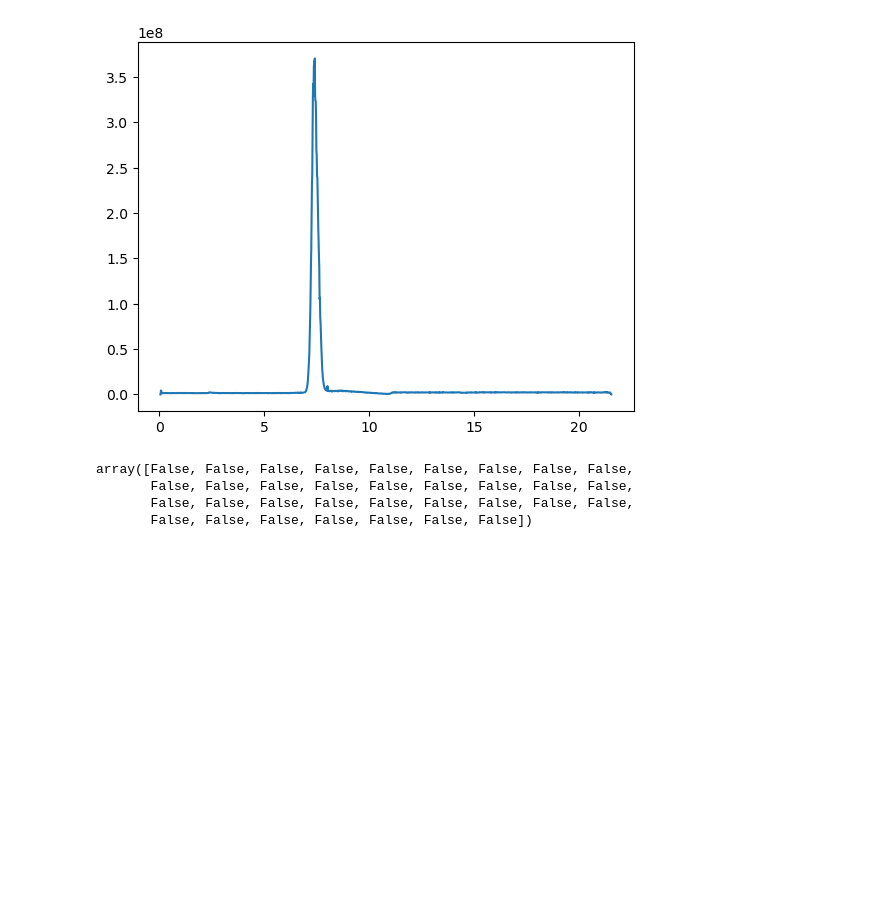
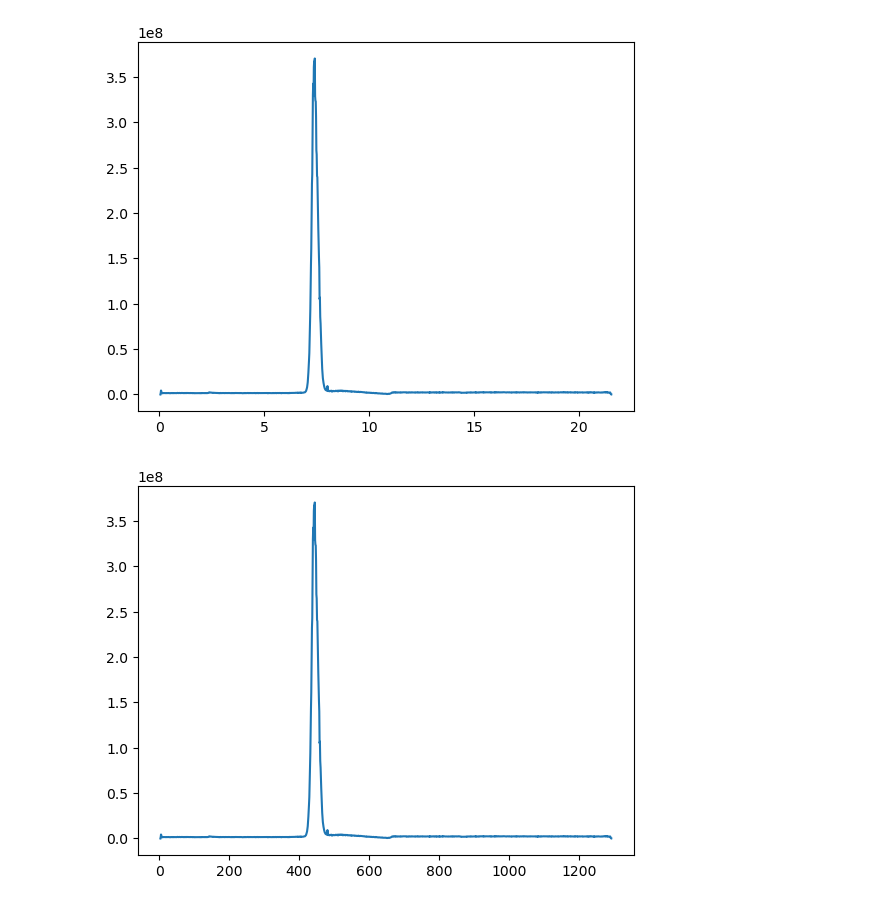
Before and after one commit to wkumler/mzsql, a Jupyter notebook: mzML_notebook.ipynb, the cells around one changed output. Cells and saved outputs as stored; diff of their text form; code cells hidden in the pictures; blank space fills up the shorter version.

```diff
--- a/mzML_notebook.ipynb
+++ b/mzML_notebook.ipynb
@@ -28,13 +31,28 @@ plt.plot(chrom_data["rt"], chrom_data["int"])
 plt.show()
 # %% [output]
 [figure]
-# %%
-spectrum = mzml.MzML('180205_Poo_TruePoo_Full1.mzML')[0]
-# %%
-mzmin, mzmax = pmppm(118.0865, 5)
-(spectrum["m/z array"]>mzmin) & (spectrum["m/z array"]<mzmax)
-# %% [output]
-array([False, False, False, False, False, False, False, False, False,
-       False, False, False, False, False, False, False, False, False,
-       False, False, False, False, False, False, False, False, False,
-       False, False, False, False, False, False, False])
+# %%
+import pyopenms
+
+def get_chrom_mzml_pyopenms(file, mz, ppm):
+    exp = pyopenms.MSExperiment()
+    pyopenms.MzMLFile().load(file, exp)
+    mzmin, mzmax = pmppm(mz, ppm)
+
+    scan_dfs = []
+    for spectrum in exp:
+        rt_val = spectrum.getRT()
+        mz_vals, int_vals = spectrum.get_peaks()
+        bet_idxs = (mz_vals>mzmin) & (mz_vals<mzmax)
+
+        if(sum(bet_idxs)>0):
+            df_scan = pd.DataFrame({'mz':mz_vals[bet_idxs], 'int':int_vals[bet_idxs], 'rt':[rt_val]*sum(bet_idxs)})
+            scan_dfs.append(df_scan)
+    return(pd.concat(scan_dfs, ignore_index=True))
+
+chrom_data = get_chrom_mzml_pyopenms("demo_data/180205_Poo_TruePoo_Full1.mzML", 118.0865, 10)
+
+plt.plot(chrom_data["rt"], chrom_data["int"])
+plt.show()
+# %% [output]
+[figure, added]
```
Also changed, not shown: parts of 21 cells of this notebook.
